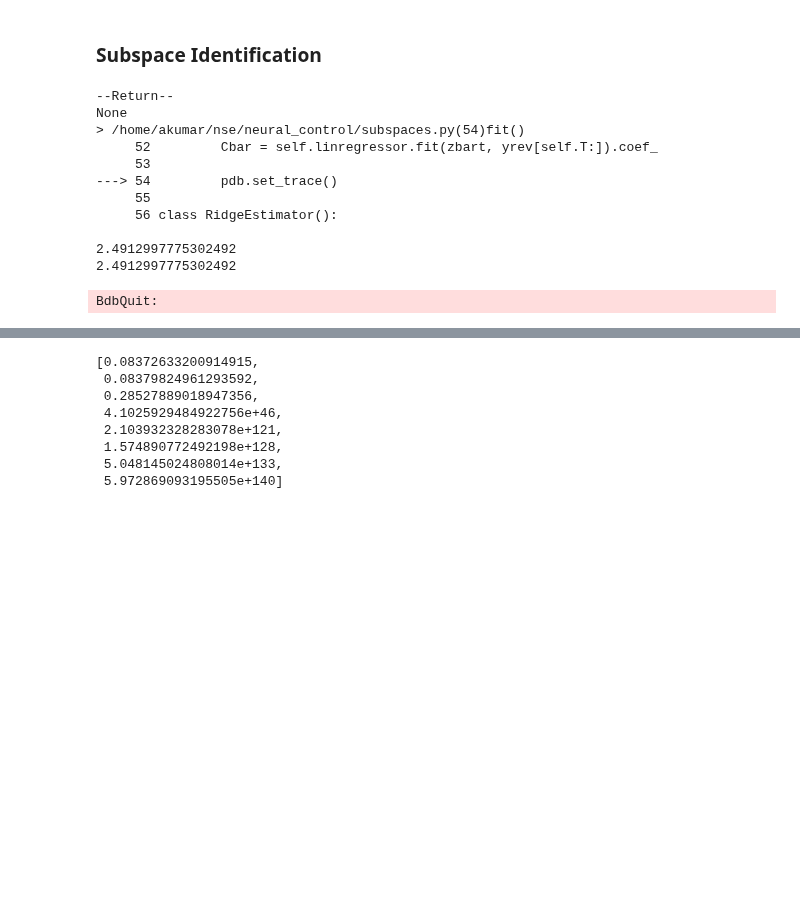
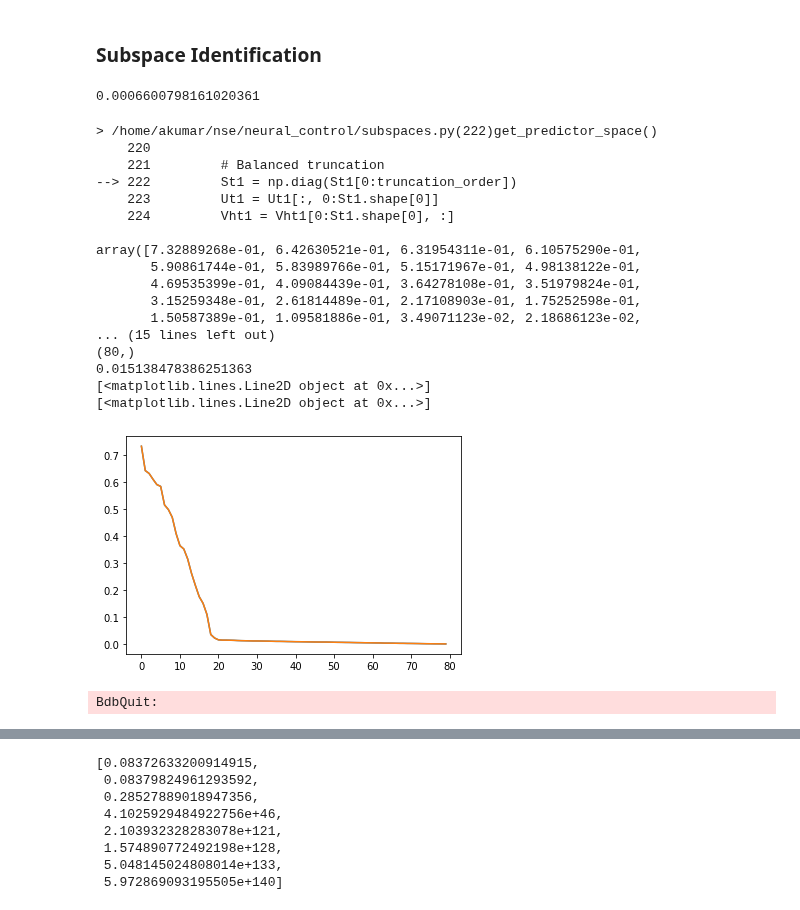
Before and after one commit to BouchardLab/FCCA_analysis, a Jupyter notebook: notebooks/data_exploration/state_space_inference.ipynb, the cells around one changed output, grey strips where cells are left out. Saved outputs shown, nothing was run; the diff lists cells and outputs as text; code cells hidden in the pictures; blank space fills up the shorter version.

```diff
--- a/notebooks/data_exploration/state_space_inference.ipynb
+++ b/notebooks/data_exploration/state_space_inference.ipynb
@@ -288,13 +289,13 @@ from utils import calc_loadings
 # %%
 # Assess consistency of SSID in a synthetic system
 # %%
-size = 100
+size = 20
 A = np.random.normal(scale=1/(2 * np.sqrt(size)), size=(size, size))
 while max(np.abs(np.linalg.eigvals(A))) > 0.99:
     A = np.random.normal(scale=1/(2 * np.sqrt(size)), size=(size, size))
 
-C = scipy.stats.ortho_group.rvs(size)[:, 0:20].T
+C = scipy.stats.ortho_group.rvs(size)[:, 0:2].T
 # %%
-ssr = SSR(A=A, B=np.eye(A.shape[0]), C=C)
+ssr = SSR(A=A, B=np.eye(A.shape[0]), C=np.eye(A.shape[0]))
 # %%
-y = ssr.trajectory(int(1e4))
+y = ssr.trajectory(int(1e6))
@@ -303,3 +308,7 @@ ccm = estimate_autocorrelation(y, 10)
+# %%
+np.linalg.norm(ccm2 - ccm)
+# %% [output]
+0.0006600798161020361
 # %%
 # When is truncating the t + 1 Cholesky factorization equivalent to the Cholesky factorization of the Toeplitz matrix of order t?
 # %%
@@ -319,17 +328,24 @@ def synthetic_assesment(ccm_true, ccm_estimated, ccm_order):
 # Verify that A and A.T coincide
 # %%
 ssid = SubspaceIdentification(T=3)
-ssid.identify(y)
+A_, At, C, Cbar = ssid.identify(y, min_order=20, max_order=21)
 # %% [output]
---Return--
-None
-> /home/akumar/nse/neural_control/subspaces.py(54)fit()
-     52         Cbar = self.linregressor.fit(zbart, yrev[self.T:]).coef_
-     53
----> 54         pdb.set_trace()
-     55
-     56 class RidgeEstimator():
+> /home/akumar/nse/neural_control/subspaces.py(222)get_predictor_space()
+    220
+    221         # Balanced truncation
+--> 222         St1 = np.diag(St1[0:truncation_order])
+    223         Ut1 = Ut1[:, 0:St1.shape[0]]
+    224         Vht1 = Vht1[0:St1.shape[0], :]
 
-2.4912997775302492
-2.4912997775302492
+array([7.32889268e-01, 6.42630521e-01, 6.31954311e-01, 6.10575290e-01,
+       5.90861744e-01, 5.83989766e-01, 5.15171967e-01, 4.98138122e-01,
+       4.69535399e-01, 4.09084439e-01, 3.64278108e-01, 3.51979824e-01,
+       3.15259348e-01, 2.61814489e-01, 2.17108903e-01, 1.75252598e-01,
+       1.50587389e-01, 1.09581886e-01, 3.49071123e-02, 2.18686123e-02,
+... (15 lines left out)
+(80,)
+0.015138478386251363
+[<matplotlib.lines.Line2D object at 0x...>]
+[<matplotlib.lines.Line2D object at 0x...>]
+[figure, added]
 BdbQuit:
```
Also changed, not shown: parts of 6 cells of this notebook, 1 other file.
